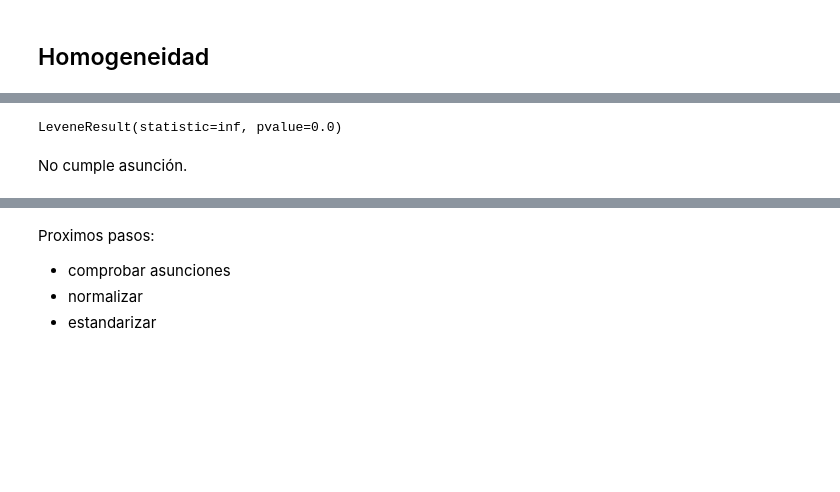
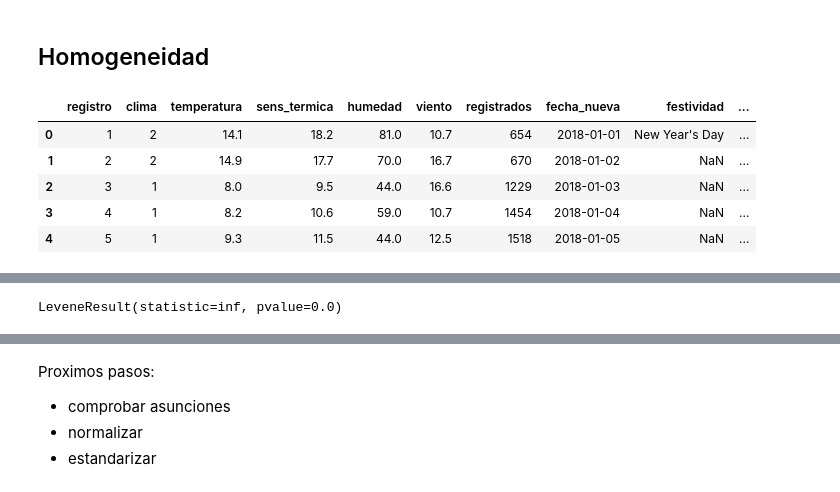
Before and after one commit to Adalab/project-da-promo-C-module-3-team-4, a Jupyter notebook: 3.exploracion_registrados.ipynb, the cells around one changed output, grey strips where cells are left out. Saved outputs shown, nothing was run; the diff lists cells and outputs as text; code cells hidden in the pictures; blank space fills up the shorter version.

```diff
--- a/3.exploracion_registrados.ipynb
+++ b/3.exploracion_registrados.ipynb
@@ -275,6 +277,15 @@ Vemos cuales eliminamos:
 -
 # %% [markdown]
 ## Homogeneidad
+# %%
+df.head()
+# %% [output]
+|  | registro | clima | temperatura | sens_termica | humedad | viento | registrados | fecha_nueva | festividad | ... |
+| 0 | 1 | 2 | 14.1 | 18.2 | 81.0 | 10.7 | 654 | 2018-01-01 | New Year's Day | ... |
+| 1 | 2 | 2 | 14.9 | 17.7 | 70.0 | 16.7 | 670 | 2018-01-02 | NaN | ... |
+| 2 | 3 | 1 | 8.0 | 9.5 | 44.0 | 16.6 | 1229 | 2018-01-03 | NaN | ... |
+| 3 | 4 | 1 | 8.2 | 10.6 | 59.0 | 10.7 | 1454 | 2018-01-04 | NaN | ... |
+| 4 | 5 | 1 | 9.3 | 11.5 | 44.0 | 12.5 | 1518 | 2018-01-05 | NaN | ... |
 # %%
 fig, axes = plt.subplots(nrows = 1, ncols = 2, figsize = (40, 30))
 
@@ -307,5 +318,3 @@ levene_festivo = stats.levene(festivo["New Year's Day"], festivo['Martin Luther
 levene_festivo
 # %% [output]
 LeveneResult(statistic=inf, pvalue=0.0)
-# %% [markdown]
-No cumple asunción.
```
Also changed, not shown: parts of 16 cells of this notebook, 4 other files.
